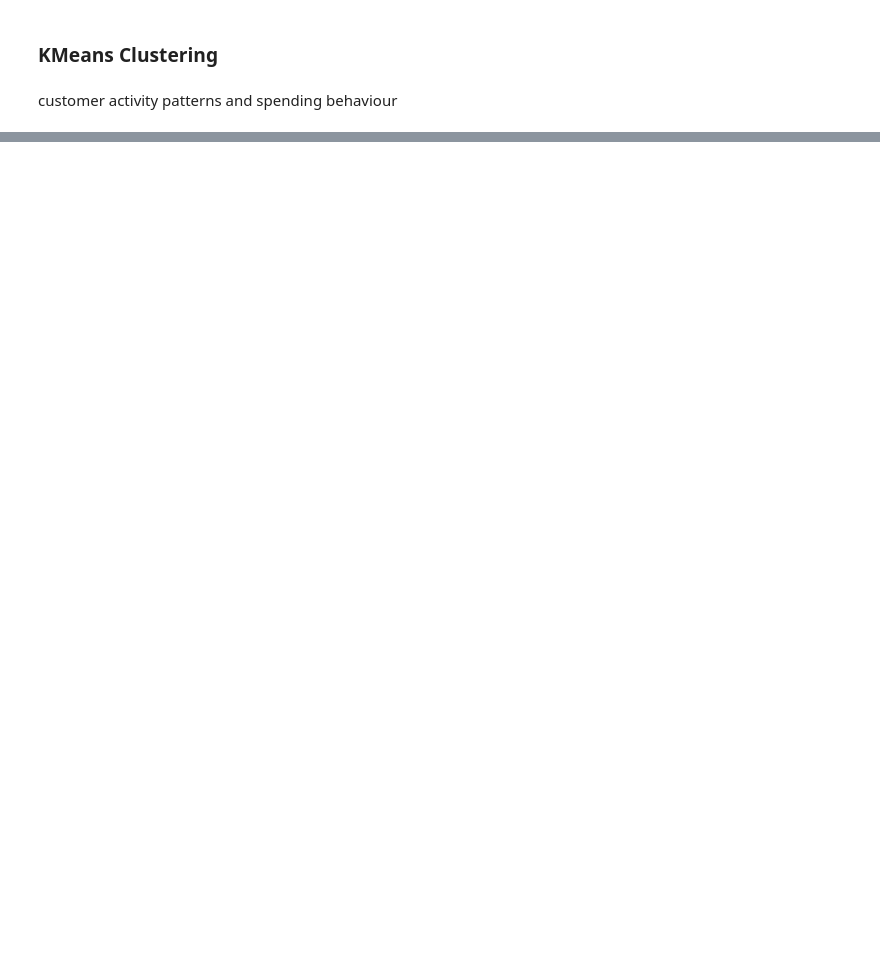
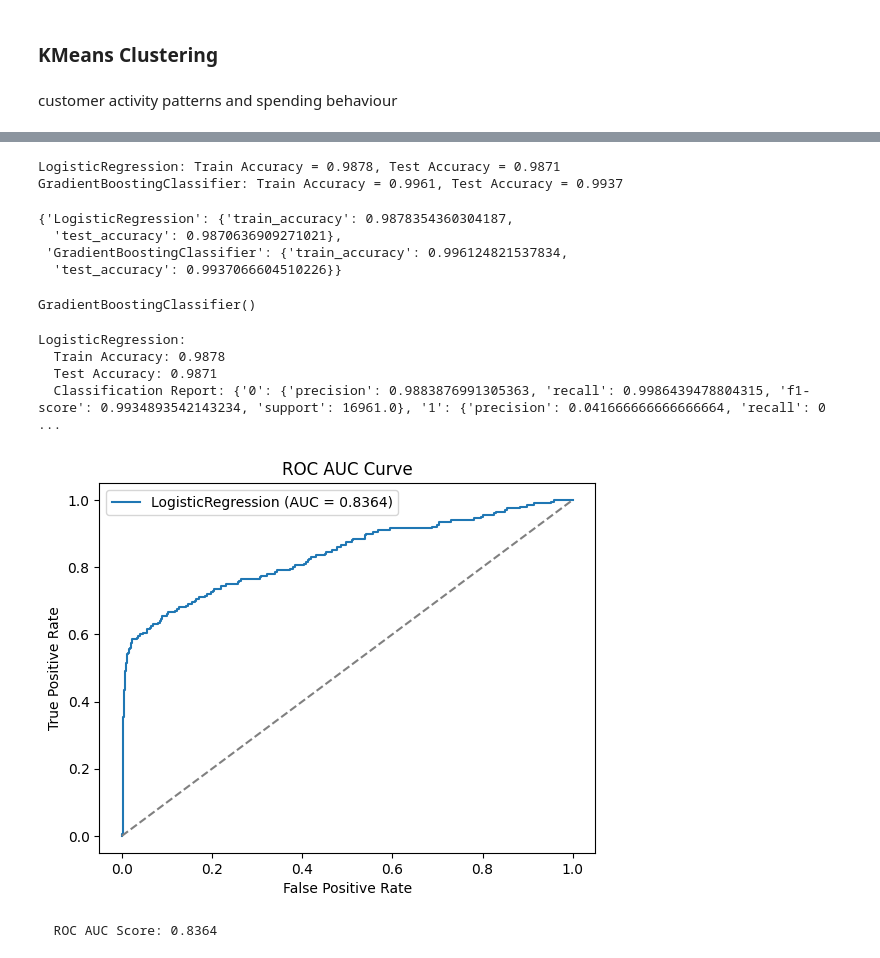
Before and after one commit to peteray-dev/Fraud_Detection_Transactions, a Jupyter notebook: Fraud_Detection.ipynb, the cells around one changed output, grey strips where cells are left out. Cells and saved outputs as stored; diff of their text form; code cells hidden in the pictures; blank space fills up the shorter version.

```diff
--- a/Fraud_Detection.ipynb
+++ b/Fraud_Detection.ipynb
@@ -382,0 +767,6 @@ df.head()
+# %%
+# scaling of all features except the gender
+
+scaler = StandardScaler()
+X_train[X_train.columns[:-1]] = scaler.fit_transform(X_train[X_train.columns[:-1]])
+X_test[X_test.columns[:-1]] = scaler.transform(X_test[X_test.columns[:-1]])
@@ -382,0 +814,14 @@ df.head()
+# %%
+model = [LogisticRegression(), GradientBoostingClassifier()]
+
+result = model_build(model, X_train, y_train, X_test, y_test)
+# %% [output]
+LogisticRegression: Train Accuracy = 0.9878, Test Accuracy = 0.9871
+GradientBoostingClassifier: Train Accuracy = 0.9961, Test Accuracy = 0.9937
+# %%
+result
+# %% [output]
+{'LogisticRegression': {'train_accuracy': 0.9878354360304187,
+  'test_accuracy': 0.9870636909271021},
+ 'GradientBoostingClassifier': {'train_accuracy': 0.996124821537834,
+  'test_accuracy': 0.9937066604510226}}
@@ -382,0 +852,46 @@ df.head()
+# %%
+model[1]
+# %% [output]
+GradientBoostingClassifier()
+# %%
+def evaluate_model(model, X_train, y_train, X_test, y_test):
+    # Fit the model
+    # clf = model.fit(X_train, y_train)
+
+    # Predict the training and test sets
+    y_train_pred = model.predict(X_train)
+    y_test_pred = model.predict(X_test)
+
+    # Calculate accuracy
+    train_accuracy = accuracy_score(y_train, y_train_pred)
+    test_accuracy = accuracy_score(y_test, y_test_pred)
+
+    # Classification report for test set
+    class_report = classification_report(y_test, y_test_pred, output_dict=True)
+
+    results = {
+        "train_accuracy": train_accuracy,
+        "test_accuracy": test_accuracy,
+        "classification_report": class_report
+    }
+
+    return model, results
+# %%
+
+trained_model, results = evaluate_model(model[0], X_train, y_train, X_test, y_test)
+print(f"{type(model[0]).__name__}:")
+print(f"  Train Accuracy: {results['train_accuracy']:.4f}")
+print(f"  Test Accuracy: {results['test_accuracy']:.4f}")
+print(f"  Classification Report: {results['classification_report']}")
+
+# Plot ROC curve for binary classification
+auc_score = plot_roc_curve(trained_model, X_test, y_test)
+if auc_score:
+    print(f"  ROC AUC Score: {auc_score:.4f}")
+# %% [output]
+LogisticRegression:
+  Train Accuracy: 0.9878
+  Test Accuracy: 0.9871
+  Classification Report: {'0': {'precision': 0.9883876991305363, 'recall': 0.9986439478804315, 'f1-score': 0.9934893542143234, 'support': 16961.0}, '1': {'precision': 0.041666666666666664, 'recall': 0 ...
+[figure, added]
+  ROC AUC Score: 0.8364
```
Also changed, not shown: parts of 55 cells of this notebook.
